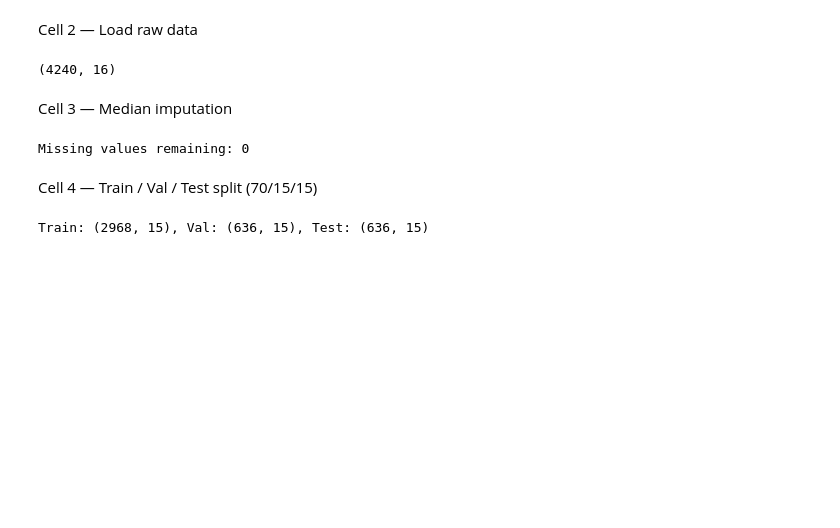
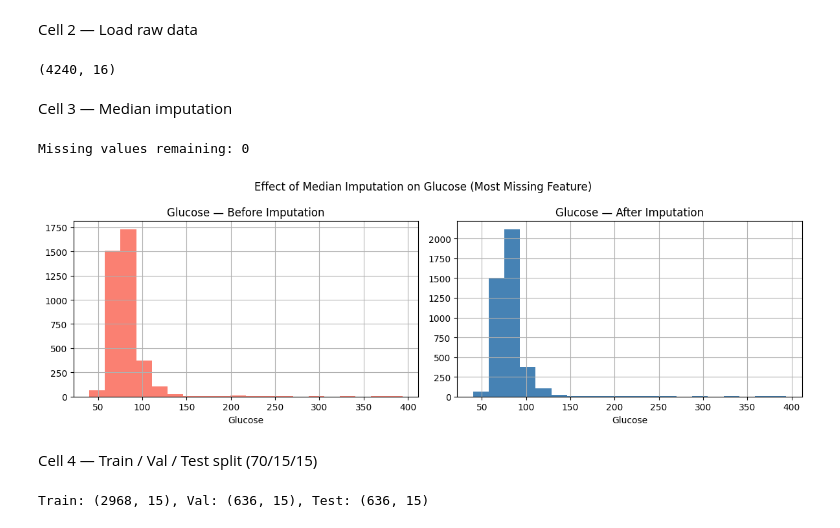
Before and after one commit to Aryan2521-04/COMP4600-Heart-Risk-Prediction, a Jupyter notebook: notebooks/02_preprocessing.ipynb, the cells around one changed output. Cells and saved outputs as stored; diff of their text form; code cells hidden in the pictures; blank space fills up the shorter version.

```diff
--- a/notebooks/02_preprocessing.ipynb
+++ b/notebooks/02_preprocessing.ipynb
@@ -28,6 +23,7 @@ Successfully installed imbalanced-learn-0.14.1 sklearn-compat-0.1.5
 Cell 2 — Load raw data
 # %%
 df = pd.read_csv("../data/raw/framingham.csv")
+df_before = pd.read_csv("../data/raw/framingham.csv")  # add this line
 print(df.shape)
 # %% [output]
 (4240, 16)
@@ -41,6 +37,22 @@ for col in df.columns:
 print("Missing values remaining:", df.isnull().sum().sum())
 # %% [output]
 Missing values remaining: 0
+# %%
+fig, axes = plt.subplots(1, 2, figsize=(12, 4))
+
+df_before['glucose'].hist(ax=axes[0], bins=20, color='salmon')
+axes[0].set_title('Glucose — Before Imputation')
+axes[0].set_xlabel('Glucose')
+
+df['glucose'].hist(ax=axes[1], bins=20, color='steelblue')
+axes[1].set_title('Glucose — After Imputation')
+axes[1].set_xlabel('Glucose')
+
+plt.suptitle('Effect of Median Imputation on Glucose (Most Missing Feature)')
+plt.tight_layout()
+plt.show()
+# %% [output]
+[figure, added]
 # %% [markdown]
 Cell 4 — Train / Val / Test split (70/15/15)
 # %%
```
Also changed, not shown: parts of 4 cells of this notebook, 1 other file.
